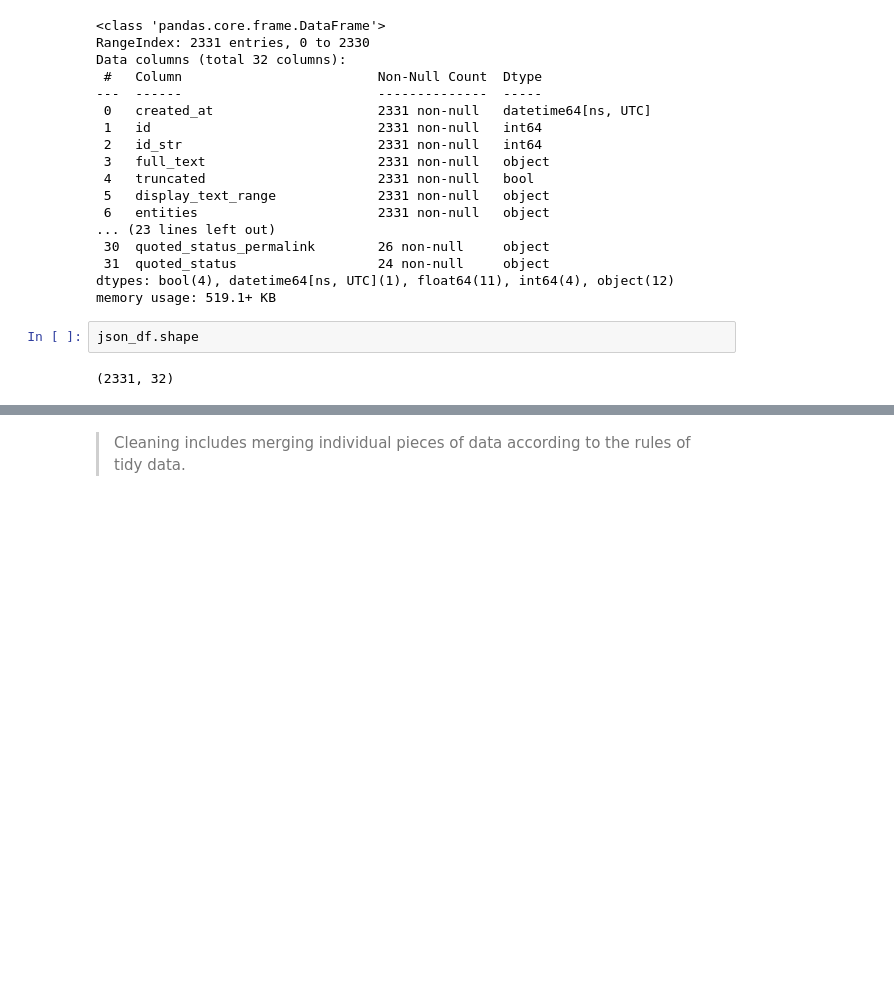
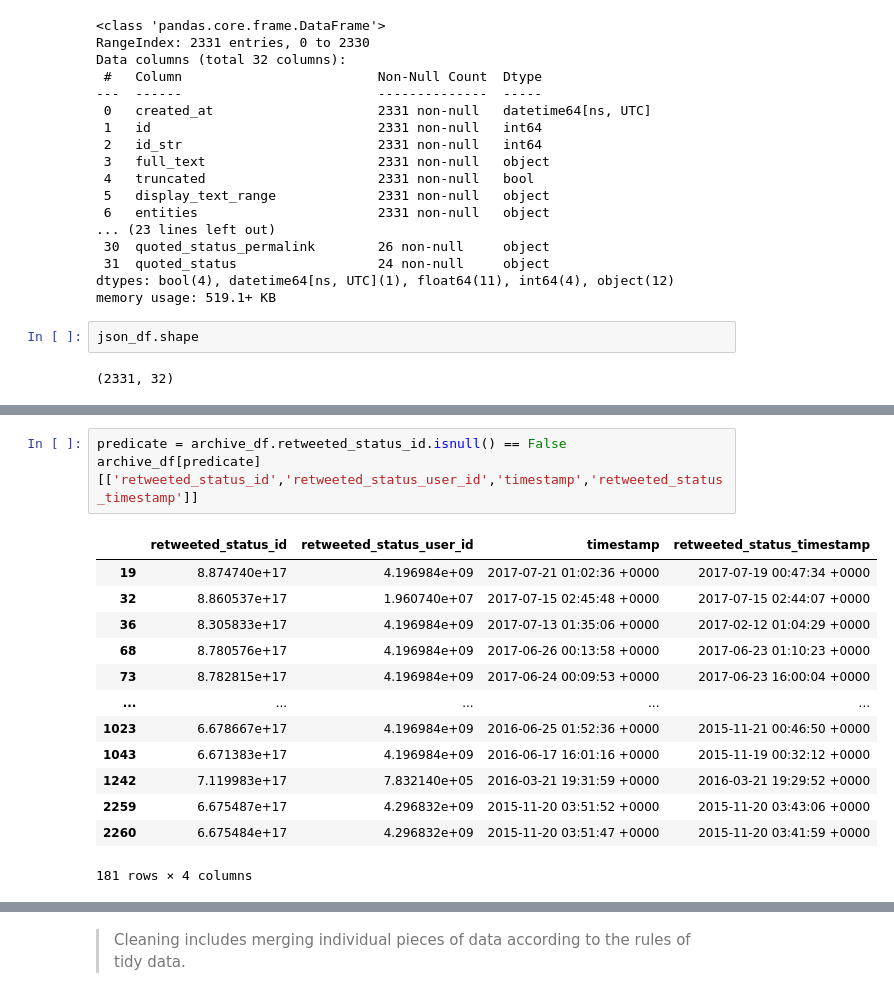
Before and after one commit to omendezmorales/Project4, a Jupyter notebook: wrangle_act.ipynb, the cells around one changed output, grey strips where cells are left out. Saved outputs shown, nothing was run; the diff lists cells and outputs as text; blank space fills up the shorter version.

```diff
--- a/wrangle_act.ipynb
+++ b/wrangle_act.ipynb
@@ -87 +202,18 @@ img_predictions_df.shape
+# %%
+predicate = archive_df.retweeted_status_id.isnull() == False
+archive_df[predicate][['retweeted_status_id','retweeted_status_user_id','timestamp','retweeted_status_timestamp']]
+# %% [output]
+|  | retweeted_status_id | retweeted_status_user_id | timestamp | retweeted_status_timestamp |
+| 19 | 8.874740e+17 | 4.196984e+09 | 2017-07-21 01:02:36 +0000 | 2017-07-19 00:47:34 +0000 |
+| 32 | 8.860537e+17 | 1.960740e+07 | 2017-07-15 02:45:48 +0000 | 2017-07-15 02:44:07 +0000 |
+| 36 | 8.305833e+17 | 4.196984e+09 | 2017-07-13 01:35:06 +0000 | 2017-02-12 01:04:29 +0000 |
+| 68 | 8.780576e+17 | 4.196984e+09 | 2017-06-26 00:13:58 +0000 | 2017-06-23 01:10:23 +0000 |
+| 73 | 8.782815e+17 | 4.196984e+09 | 2017-06-24 00:09:53 +0000 | 2017-06-23 16:00:04 +0000 |
+| ... | ... | ... | ... | ... |
+| 1023 | 6.678667e+17 | 4.196984e+09 | 2016-06-25 01:52:36 +0000 | 2015-11-21 00:46:50 +0000 |
+| 1043 | 6.671383e+17 | 4.196984e+09 | 2016-06-17 16:01:16 +0000 | 2015-11-19 00:32:12 +0000 |
+| 1242 | 7.119983e+17 | 7.832140e+05 | 2016-03-21 19:31:59 +0000 | 2016-03-21 19:29:52 +0000 |
+| 2259 | 6.675487e+17 | 4.296832e+09 | 2015-11-20 03:51:52 +0000 | 2015-11-20 03:43:06 +0000 |
+| 2260 | 6.675484e+17 | 4.296832e+09 | 2015-11-20 03:51:47 +0000 | 2015-11-20 03:41:59 +0000 |
+181 rows × 4 columns
 # %%
```
Also changed, not shown: parts of 37 cells of this notebook, 2 other files.
